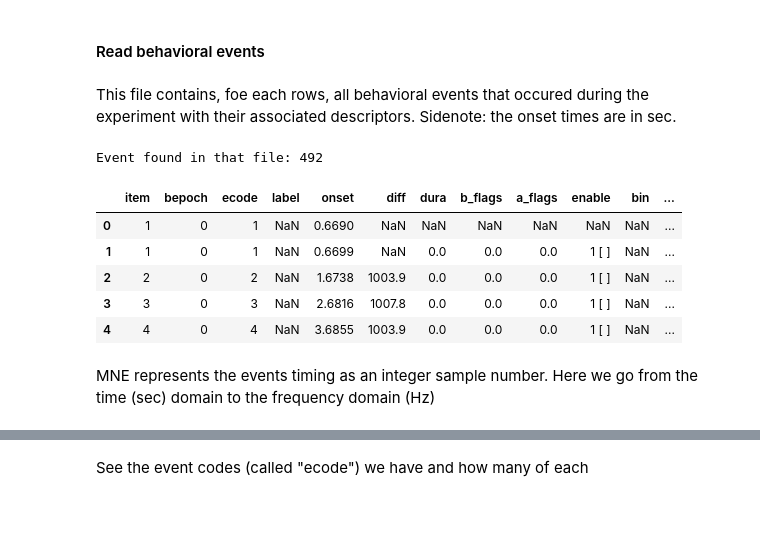
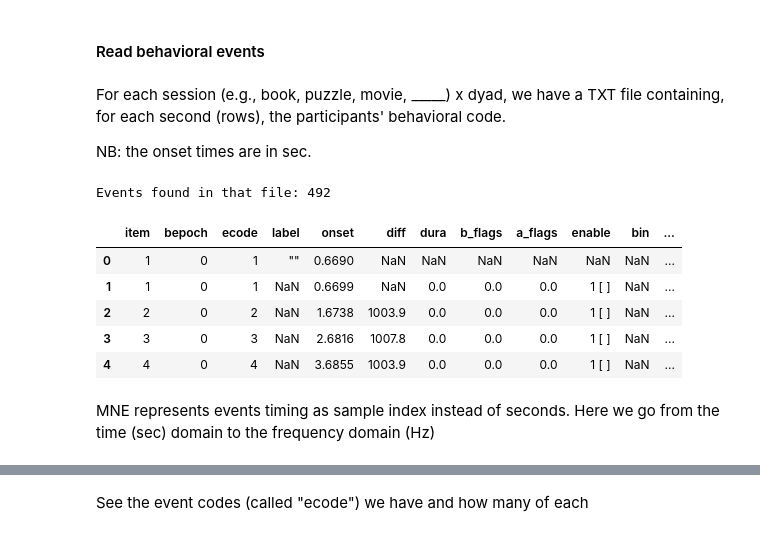
Before and after one commit to FranckPrts/Use-custom-events-in-MNE, a Jupyter notebook: add_events_metadata_method_nosplit.ipynb, the cells around one changed output, grey strips where cells are left out. Drawn from its saved outputs; the diff is of its cells as text; code cells hidden in the pictures.

```diff
--- a/add_events_metadata_method_nosplit.ipynb
+++ b/add_events_metadata_method_nosplit.ipynb
@@ -42 +45,13 @@ import matplotlib.pyplot as plt
+# %%
+root  = "../../W2W-data/W2W-SampleData/"
+saves = "../../W2W-data/W2W-SampleData/W2W-saves/"
+
+subject = 'sample'
+
+# The line below can be substitued for  loop running through participants
+bdf_file = subject + "-eeg.bdf"
+txt_file = subject + "-ecodes.txt"
+
+ecode_file = root +txt_file
+eeg_file   = root + bdf_file
 # %% [markdown]
@@ -165,22 +181,26 @@ Using matplotlib as 2D backend.
 ## Create the `events` dataframe
 # %% [markdown]
 #### Read behavioral events
-# %% [markdown]
-This file contains, foe each rows, all behavioral events that occured during the experiment with their associated descriptors. Sidenote: the onset times are in sec.
+# %% [markdown]
+For each session (e.g., book, puzzle, movie, _____)  x dyad, we have a TXT file containing, for each second (rows), the participants' behavioral code.
+
+NB: the onset times are in sec.
 # %%
-event_csv = pd.read_csv(root + "MergedFileExample-FP.csv")
+#  Read TSV file
+event_tsv = pd.read_csv(ecode_file, sep="\t")
 
-print("Event found in that file: %i" % event_csv.shape[0])
-event_csv.head()
+# Print file's info
+print("Events found in that file: %i" % event_tsv.shape[0])
+event_tsv.head()
 # %% [output]
-Event found in that file: 492
+Events found in that file: 492
 |  | item | bepoch | ecode | label | onset | diff | dura | b_flags | a_flags | enable | bin | ... |
-| 0 | 1 | 0 | 1 | NaN | 0.6690 | NaN | NaN | NaN | NaN | NaN | NaN | ... |
+| 0 | 1 | 0 | 1 | "" | 0.6690 | NaN | NaN | NaN | NaN | NaN | NaN | ... |
 | 1 | 1 | 0 | 1 | NaN | 0.6699 | NaN | 0.0 | 0.0 | 0.0 | 1 [ ] | NaN | ... |
 | 2 | 2 | 0 | 2 | NaN | 1.6738 | 1003.9 | 0.0 | 0.0 | 0.0 | 1 [ ] | NaN | ... |
 | 3 | 3 | 0 | 3 | NaN | 2.6816 | 1007.8 | 0.0 | 0.0 | 0.0 | 1 [ ] | NaN | ... |
 | 4 | 4 | 0 | 4 | NaN | 3.6855 | 1003.9 | 0.0 | 0.0 | 0.0 | 1 [ ] | NaN | ... |
 # %% [markdown]
-MNE represents the events timing as an integer sample number. Here we go from the time (sec) domain to the frequency domain (Hz)
+MNE represents events timing as sample index instead of seconds. Here we go from the time (sec) domain to the frequency domain (Hz)
 # %%
 # Convert seconds to samples
```
Also changed, not shown: parts of 39 cells of this notebook.
